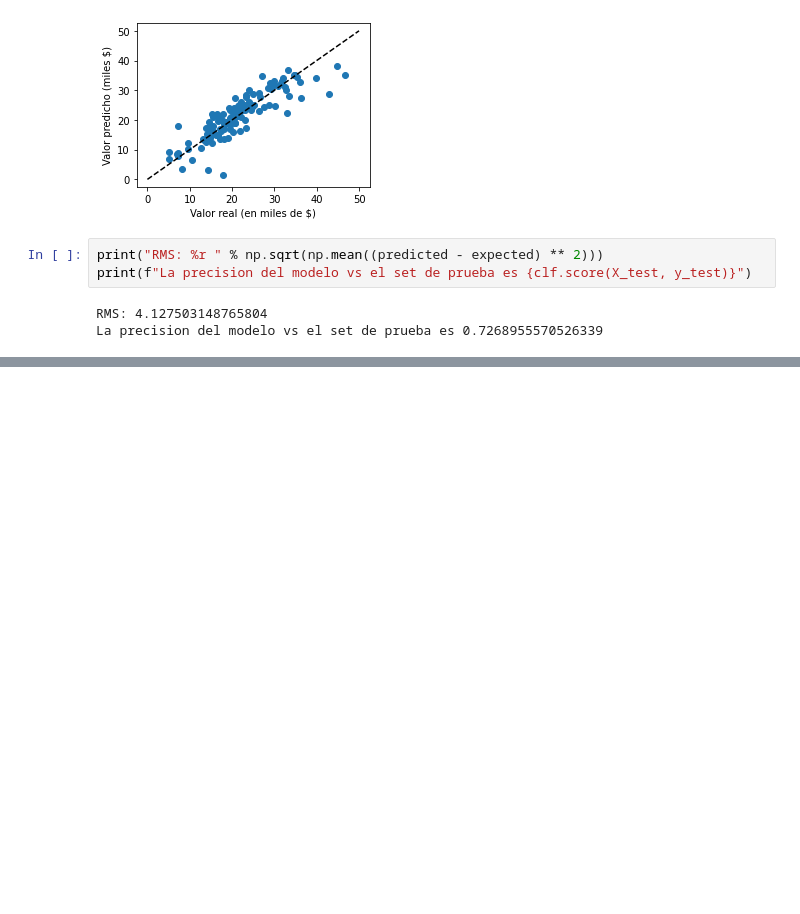
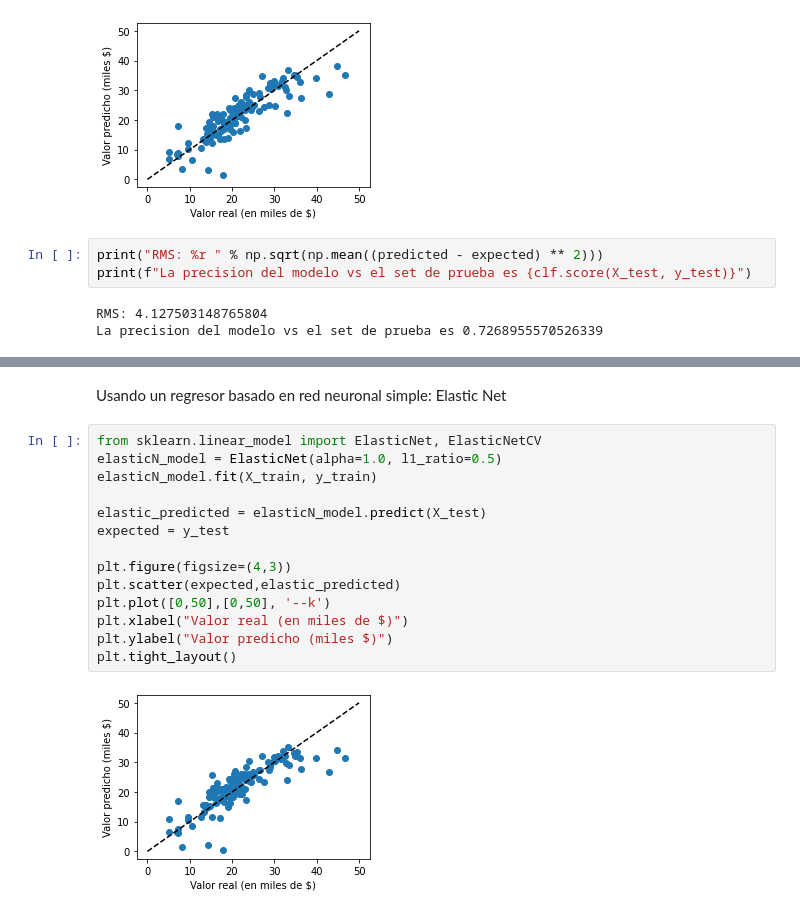
Before and after one commit to tian2992/notebooks_dateros, a Jupyter notebook: dA/regresion/boston_regresion.ipynb, the cells around one changed output, grey strips where cells are left out. Drawn from its saved outputs; the diff is of its cells as text; blank space fills up the shorter version.

```diff
--- a/dA/regresion/boston_regresion.ipynb
+++ b/dA/regresion/boston_regresion.ipynb
@@ -107,0 +173,18 @@ La precision del modelo vs el set de prueba es 0.7268955570526339
+# %% [markdown]
+Usando un regresor basado en red neuronal simple: Elastic Net
+# %%
+from sklearn.linear_model import ElasticNet, ElasticNetCV
+elasticN_model = ElasticNet(alpha=1.0, l1_ratio=0.5)
+elasticN_model.fit(X_train, y_train)
+
+elastic_predicted = elasticN_model.predict(X_test)
+expected = y_test
+
+plt.figure(figsize=(4,3))
+plt.scatter(expected,elastic_predicted)
+plt.plot([0,50],[0,50], '--k')
+plt.xlabel("Valor real (en miles de $)")
+plt.ylabel("Valor predicho (miles $)")
+plt.tight_layout()
+# %% [output]
+[figure, added]
```
Also changed, not shown: parts of 23 cells of this notebook.
